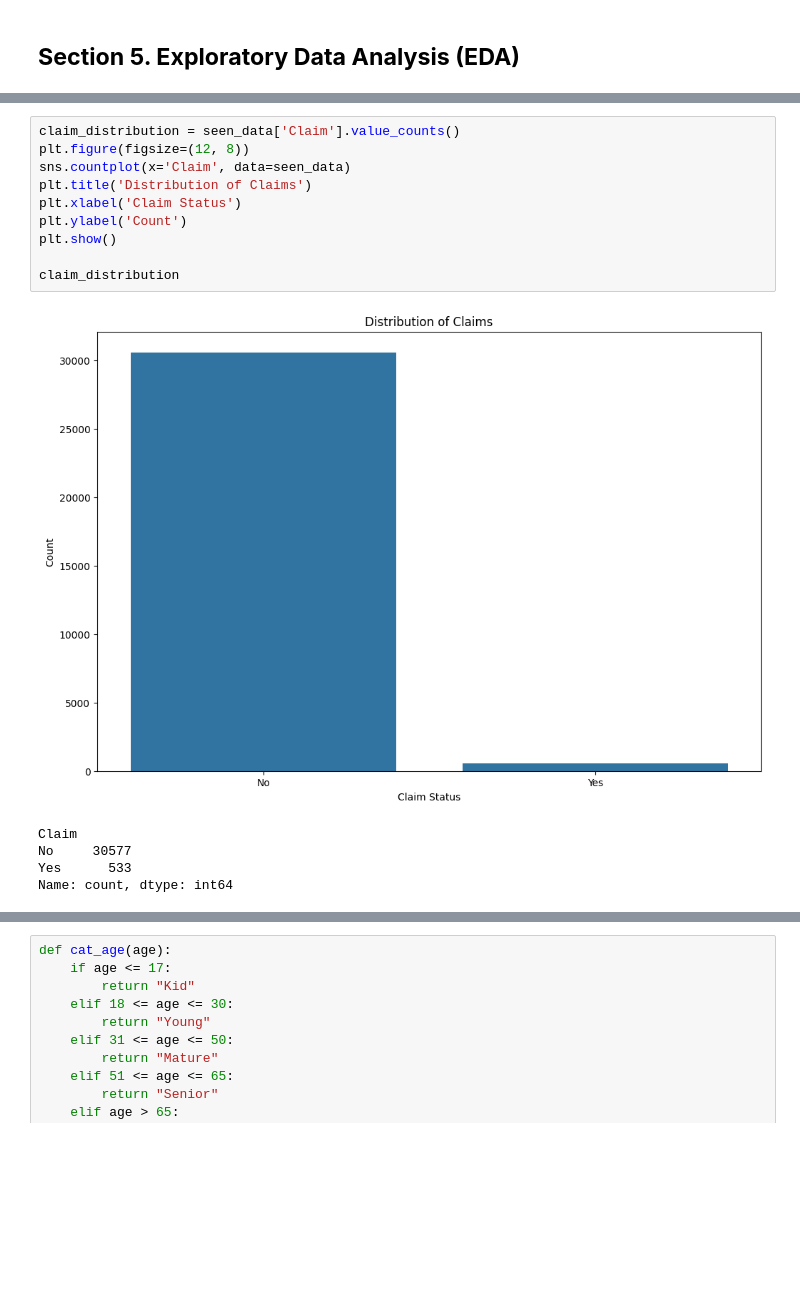
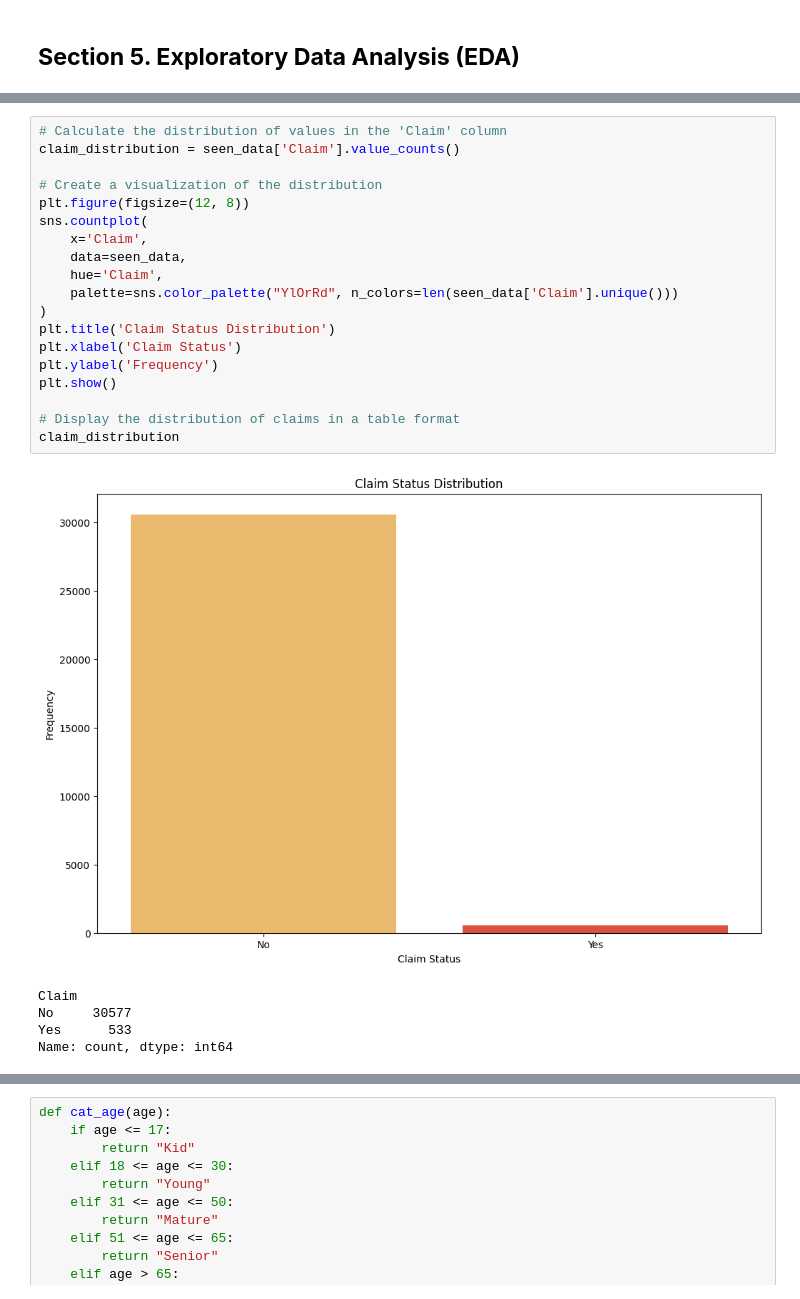
Before and after one commit to Faizism/travel_insurance, a Jupyter notebook: notebooks/2.0 refined-transformation.ipynb, the cells around one changed output, grey strips where cells are left out. Cells and saved outputs as stored; diff of their text form; blank space fills up the shorter version.

```diff
--- a/notebooks/2.0 refined-transformation.ipynb
+++ b/notebooks/2.0 refined-transformation.ipynb
@@ -646,15 +673,24 @@ plt.show()
 # %%
+# Calculate the distribution of values in the 'Claim' column
 claim_distribution = seen_data['Claim'].value_counts()
+
+# Create a visualization of the distribution
 plt.figure(figsize=(12, 8))
-sns.countplot(x='Claim', data=seen_data)
-plt.title('Distribution of Claims')
+sns.countplot(
+    x='Claim',
+    data=seen_data,
+    hue='Claim',
+    palette=sns.color_palette("YlOrRd", n_colors=len(seen_data['Claim'].unique()))
+)
+plt.title('Claim Status Distribution')
 plt.xlabel('Claim Status')
-plt.ylabel('Count')
+plt.ylabel('Frequency')
 plt.show()
 
+# Display the distribution of claims in a table format
 claim_distribution
 # %% [output]
-[figure, old version]
+[figure, new version]
 Claim
 No     30577
 Yes      533
```
Also changed, not shown: parts of 113 cells of this notebook, 5 other files.
